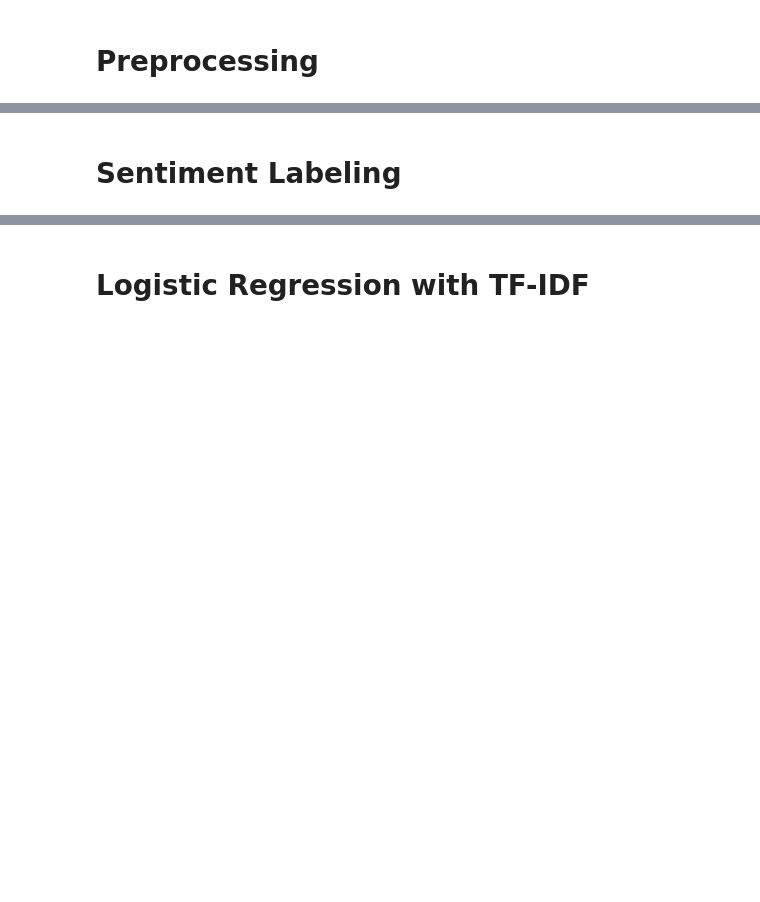
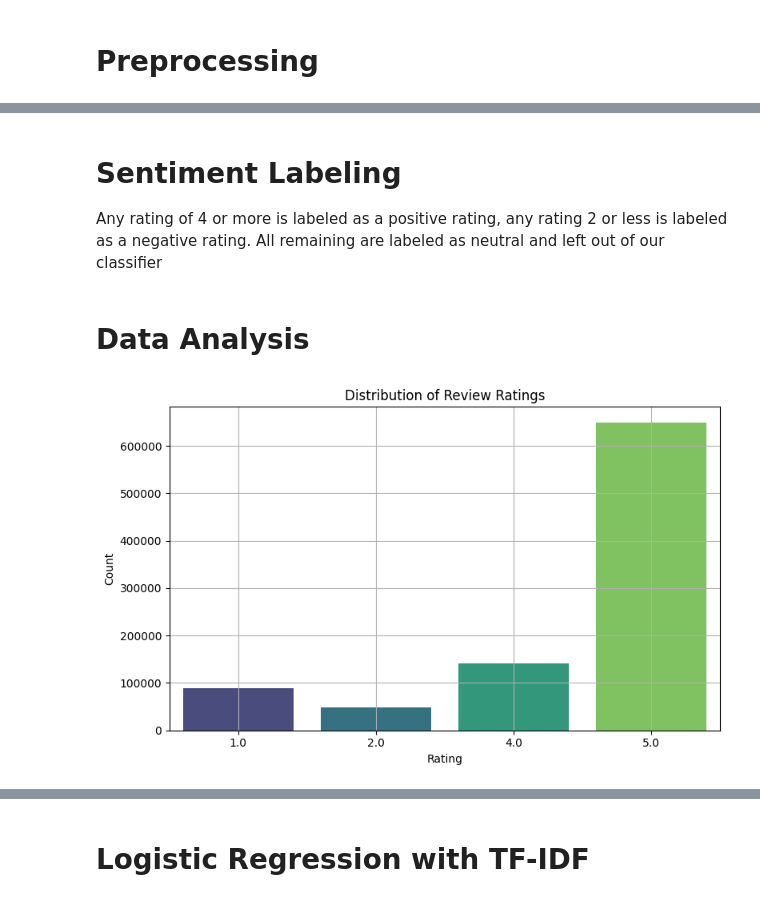
Before and after one commit to khgaurav/CS6120FinalProject, a Jupyter notebook: FinalProject.ipynb, the cells around one changed output, grey strips where cells are left out. Saved outputs shown, nothing was run; the diff lists cells and outputs as text; code cells hidden in the pictures; blank space fills up the shorter version.

Commit message:
Added some data plots

```diff
--- a/FinalProject.ipynb
+++ b/FinalProject.ipynb
@@ -92,5 +95,6 @@ Note: you may need to restart the kernel to use updated packages.
 # %% [markdown]
 # Sentiment Labeling
+Any rating of 4 or more is labeled as a positive rating, any rating 2 or less is labeled as a negative rating. All remaining are labeled as neutral and left out of our classifier
 # %%
 def get_sentiment_label(rating):
     if rating >= 4:
@@ -103,3 +107,20 @@ def get_sentiment_label(rating):
 reviews_df['label'] = reviews_df['rating'].apply(get_sentiment_label)
 reviews_df = reviews_df.dropna(subset=['label'])  # remove neutral or missing
 reviews_df['label'] = reviews_df['label'].astype(int)
+# %% [markdown]
+# Data Analysis
+# %%
+import matplotlib.pyplot as plt
+import seaborn as sns
+
+# Ratings Distribution Bar Plot
+plt.figure(figsize=(8, 5))
+sns.countplot(x='rating', data=reviews_df, palette='viridis')
+plt.title("Distribution of Review Ratings")
+plt.xlabel("Rating")
+plt.ylabel("Count")
+plt.grid(True)
+plt.tight_layout()
+plt.show()
+# %% [output]
+[figure, added]
```
Also changed, not shown: parts of 6 cells of this notebook.
